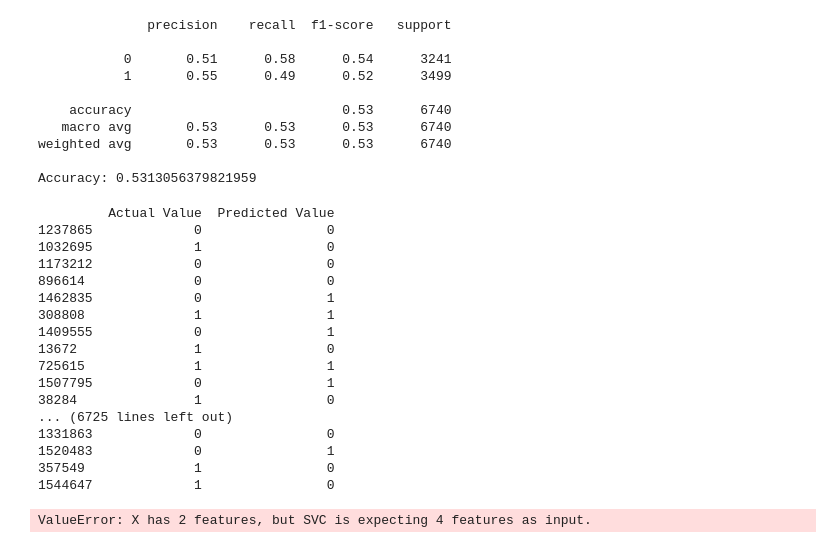
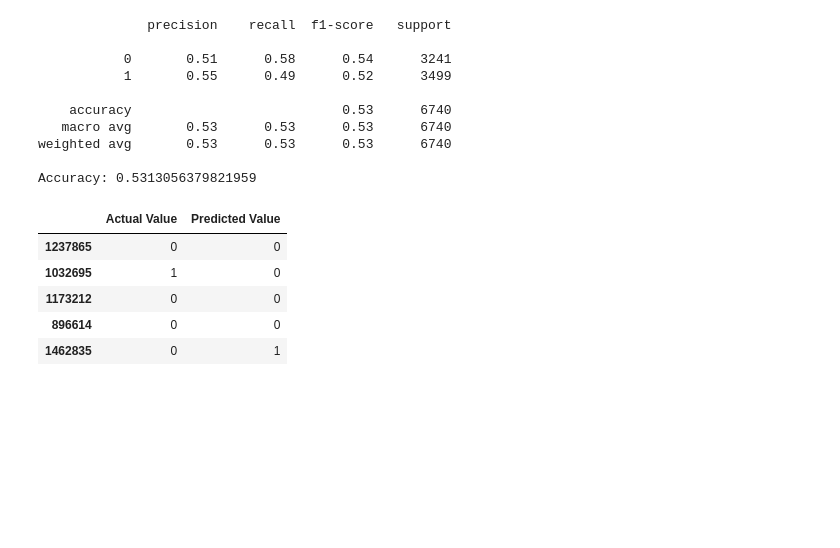
Before and after one commit to awekim/LEC_PythonFootball, a Jupyter notebook: 03_ML_Basics/PythonFootball_03_MLBasics.ipynb, the cells around one changed output. Cells and saved outputs as stored; diff of their text form; code cells hidden in the pictures; blank space fills up the shorter version.

```diff
--- a/03_ML_Basics/PythonFootball_03_MLBasics.ipynb
+++ b/03_ML_Basics/PythonFootball_03_MLBasics.ipynb
@@ -491,54 +499,18 @@ Accuracy: 0.5313056379821959
 # %%
 # 실제값과 예측값을 비교한 데이터프레임 생성
 comparison_df = pd.DataFrame({
     'Actual Value': y_test,
     'Predicted Value': y_pred
 })
 
 pd.set_option('display.max_rows', None)
 
 # 표 출력
-print(comparison_df)
+comparison_df.head()
 # %% [output]
-         Actual Value  Predicted Value
-1237865             0                0
-1032695             1                0
-1173212             0                0
-896614              0                0
-1462835             0                1
-308808              1                1
-1409555             0                1
-13672               1                0
-725615              1                1
-1507795             0                1
-38284               1                0
-... (6725 lines left out)
-1331863             0                0
-1520483             0                1
-357549              1                0
-1544647             1                0
+|  | Actual Value | Predicted Value |
+| 1237865 | 0 | 0 |
+| 1032695 | 1 | 0 |
+| 1173212 | 0 | 0 |
+| 896614 | 0 | 0 |
+| 1462835 | 0 | 1 |
-# %%
-import numpy as np
-
-# 시각화를 위한 함수 정의
-# 시각화를 위한 함수 정의
-def plot_decision_boundary(X, y, model):
-    x_min, x_max = 0,1
-    y_min, y_max = 0,1
-
-    xx, yy = np.meshgrid(np.arange(x_min, x_max, 0.01), np.arange(y_min, y_max, 0.01))
-
-    Z = model.predict(np.c_[xx.ravel(), yy.ravel()])
-    Z = Z.reshape(xx.shape)
-
-    plt.contourf(xx, yy, Z, alpha=0.8, cmap=plt.cm.Paired)
-    scatter = plt.scatter(X[:, 0], X[:, 1], c=y, edgecolors='k', marker='o', cmap=plt.cm.Paired)
-    plt.xlabel(features[0])
-    plt.ylabel(features[1])
-    plt.title('SVM Decision Boundary')
-    plt.legend(handles=scatter.legend_elements()[0], labels=['Low', 'High'], title="Value Level")
-    plt.show()
-
-plot_decision_boundary(X_test_scaled, y_test, svm_model)
-# %% [output]
-ValueError: X has 2 features, but SVC is expecting 4 features as input.
```
Also changed, not shown: parts of 7 cells of this notebook.
